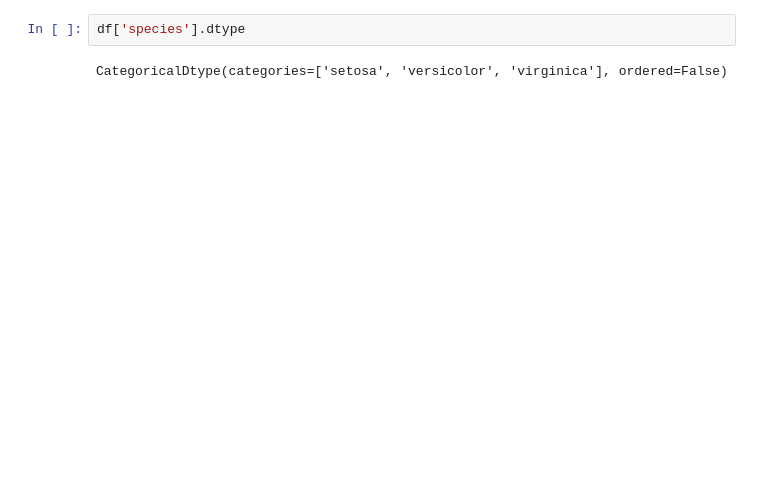
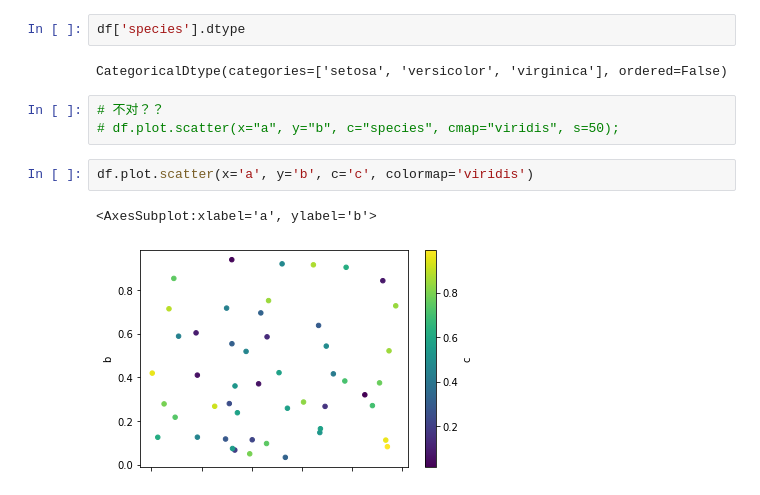
Before and after one commit to nksuya/jupyter_notebook, a Jupyter notebook: 学习笔记/dataframe绘图.ipynb, the cells around one changed output. Saved outputs shown, nothing was run; the diff lists cells and outputs as text; blank space fills up the shorter version.

```diff
--- a/学习笔记/dataframe绘图.ipynb
+++ b/学习笔记/dataframe绘图.ipynb
@@ -223,3 +235,11 @@ df
 df['species'].dtype
 # %% [output]
 CategoricalDtype(categories=['setosa', 'versicolor', 'virginica'], ordered=False)
+# %%
+# 不对？？
+# df.plot.scatter(x="a", y="b", c="species", cmap="viridis", s=50);
+# %%
+df.plot.scatter(x='a', y='b', c='c', colormap='viridis')
+# %% [output]
+<AxesSubplot:xlabel='a', ylabel='b'>
+[figure, added]
```
Also changed, not shown: parts of 71 cells of this notebook, 8 other files.
